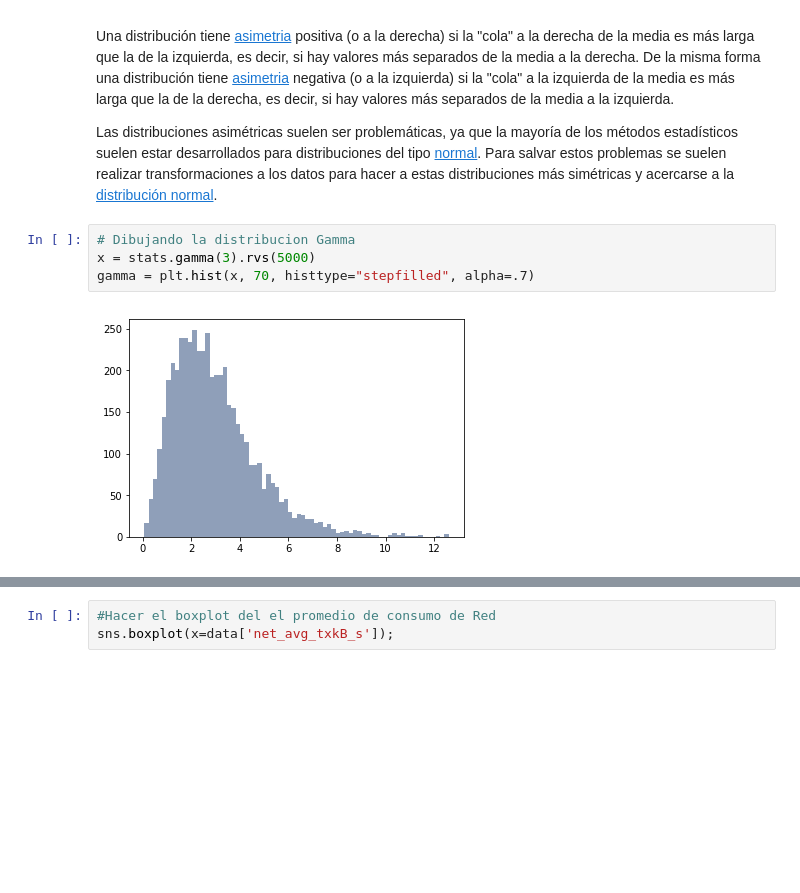
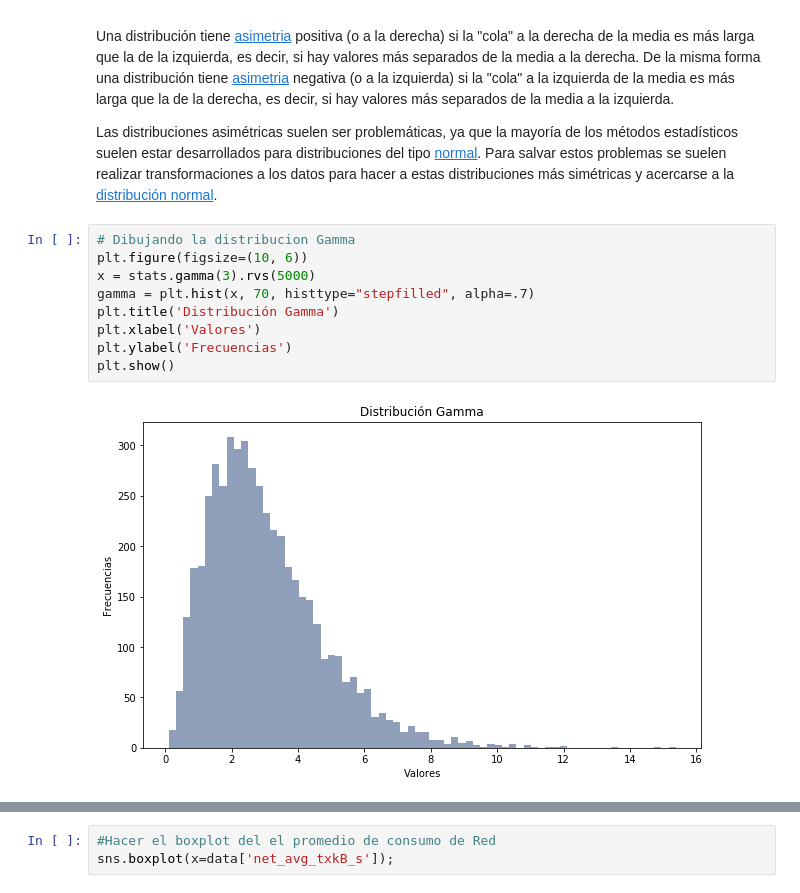
Before and after one commit to eshernan/datascience_training, a Jupyter notebook: notebooks/Session_1.ipynb, the cells around one changed output, grey strips where cells are left out. Cells and saved outputs as stored; diff of their text form; blank space fills up the shorter version.

```diff
--- a/notebooks/Session_1.ipynb
+++ b/notebooks/Session_1.ipynb
@@ -308,10 +334,15 @@ Una distribución tiene [asimetria](https://es.wikipedia.org/wiki/Asimetr%C3%ADa
 Las distribuciones asimétricas suelen ser problemáticas, ya que la mayoría de los métodos estadísticos suelen estar desarrollados para distribuciones del tipo [normal](https://es.wikipedia.org/wiki/Distribuci%C3%B3n_normal). Para salvar estos problemas se suelen realizar transformaciones a los datos para hacer a estas distribuciones más simétricas y acercarse a la [distribución normal](https://es.wikipedia.org/wiki/Distribuci%C3%B3n_normal).
 # %%
 # Dibujando la distribucion Gamma
+plt.figure(figsize=(10, 6))
 x = stats.gamma(3).rvs(5000)
 gamma = plt.hist(x, 70, histtype="stepfilled", alpha=.7)
+plt.title('Distribución Gamma')
+plt.xlabel('Valores')
+plt.ylabel('Frecuencias')
+plt.show()
 # %% [output]
-[figure, old version]
+[figure, new version]
 # %% [markdown]
 ## Cuartiles y diagramas de cajas
 
```
Also changed, not shown: parts of 18 cells of this notebook.
